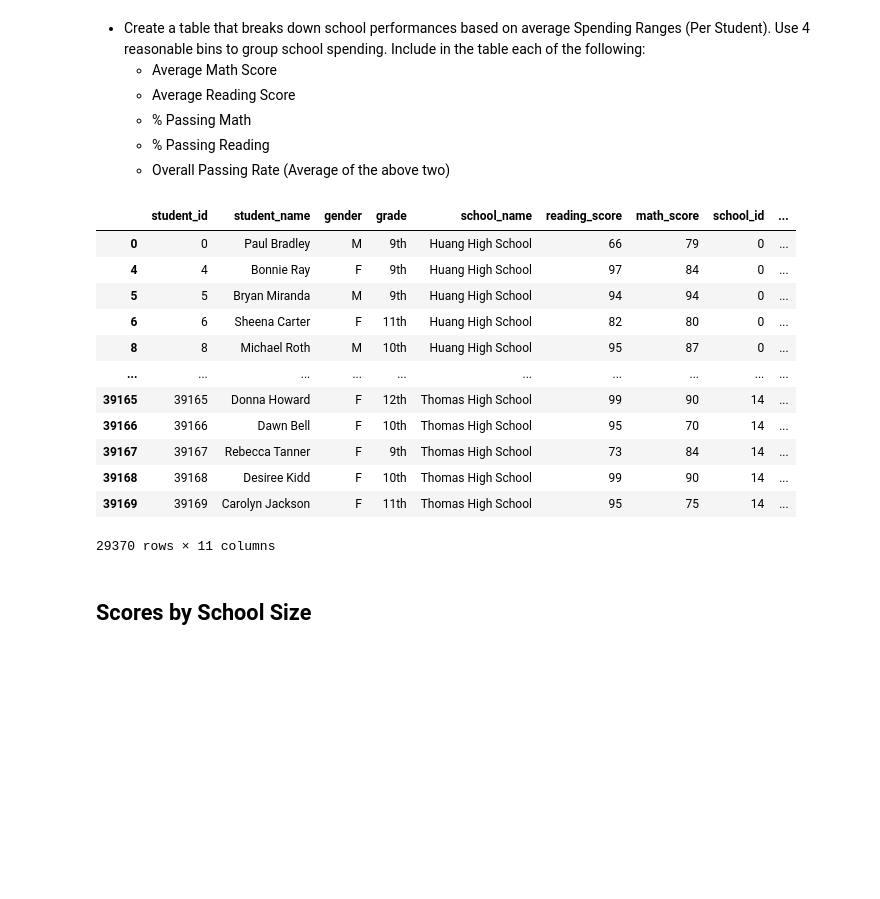
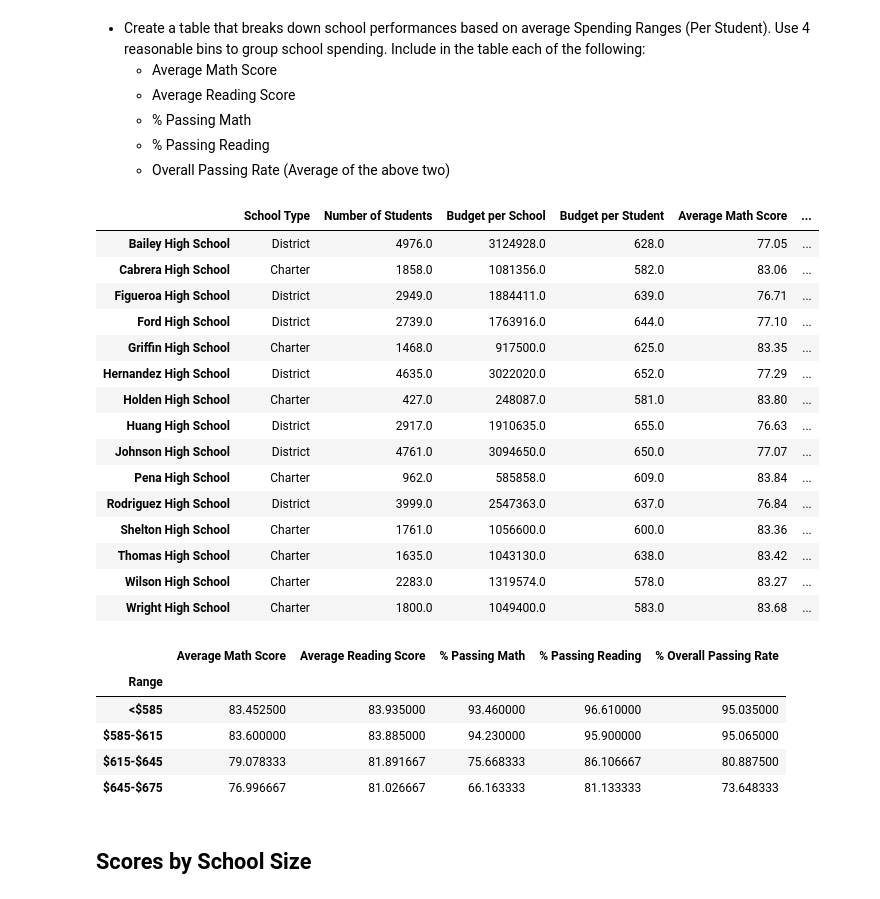
Before and after one commit to daniela-matos/school_performance_trends, a Jupyter notebook: PyCitySchools_starter.ipynb, the cells around one changed output. Drawn from its saved outputs; the diff is of its cells as text; code cells hidden in the pictures; blank space fills up the shorter version.

Commit message:
Added table Scores by School Sspending and Scores by School size.

```diff
--- a/PyCitySchools_starter.ipynb
+++ b/PyCitySchools_starter.ipynb
@@ -302,22 +267,27 @@ avg_reading_grade_per_school
   * % Passing Reading
   * Overall Passing Rate (Average of the above two)
 # %%
-# Sample bins. Feel free to create your own bins.
-spending_bins = [0, 585, 615, 645, 675]
-group_names = ["<$585", "$585-615", "$615-645", "$645-675"]
+# create bins to categorise the schools based on budget per student
+
+y = pd.cut(x=school_summary["Budget per Student"], bins=[0, 585, 615, 645, 675],
+       labels=["<$585", "$585-$615", "$615-$645", "$645-$675"],
+       right=False)
+school_summary = school_summary.assign(Spending=y)
+school_summary
+# %% [output]
+|  | School Type | Number of Students | Budget per School | Budget per Student | Average Math Score | ... |
+| Bailey High School | District | 4976.0 | 3124928.0 | 628.0 | 77.05 | ... |
+| Cabrera High School | Charter | 1858.0 | 1081356.0 | 582.0 | 83.06 | ... |
+| Figueroa High School | District | 2949.0 | 1884411.0 | 639.0 | 76.71 | ... |
+| Ford High School | District | 2739.0 | 1763916.0 | 644.0 | 77.10 | ... |
+| Griffin High School | Charter | 1468.0 | 917500.0 | 625.0 | 83.35 | ... |
+| Hernandez High School | District | 4635.0 | 3022020.0 | 652.0 | 77.29 | ... |
+| Holden High School | Charter | 427.0 | 248087.0 | 581.0 | 83.80 | ... |
+| Huang High School | District | 2917.0 | 1910635.0 | 655.0 | 76.63 | ... |
+| Johnson High School | District | 4761.0 | 3094650.0 | 650.0 | 77.07 | ... |
+| Pena High School | Charter | 962.0 | 585858.0 | 609.0 | 83.84 | ... |
+| Rodriguez High School | District | 3999.0 | 2547363.0 | 637.0 | 76.84 | ... |
+| Shelton High School | Charter | 1761.0 | 1056600.0 | 600.0 | 83.36 | ... |
+| Thomas High School | Charter | 1635.0 | 1043130.0 | 638.0 | 83.42 | ... |
+| Wilson High School | Charter | 2283.0 | 1319574.0 | 578.0 | 83.27 | ... |
+| Wright High School | Charter | 1800.0 | 1049400.0 | 583.0 | 83.68 | ... |
-# %%
-data_complete[data_complete["math_score"]>=70]
-# %% [output]
-|  | student_id | student_name | gender | grade | school_name | reading_score | math_score | school_id | ... |
-| 0 | 0 | Paul Bradley | M | 9th | Huang High School | 66 | 79 | 0 | ... |
-| 4 | 4 | Bonnie Ray | F | 9th | Huang High School | 97 | 84 | 0 | ... |
-| 5 | 5 | Bryan Miranda | M | 9th | Huang High School | 94 | 94 | 0 | ... |
-| 6 | 6 | Sheena Carter | F | 11th | Huang High School | 82 | 80 | 0 | ... |
-| 8 | 8 | Michael Roth | M | 10th | Huang High School | 95 | 87 | 0 | ... |
-| ... | ... | ... | ... | ... | ... | ... | ... | ... | ... |
-| 39165 | 39165 | Donna Howard | F | 12th | Thomas High School | 99 | 90 | 14 | ... |
-| 39166 | 39166 | Dawn Bell | F | 10th | Thomas High School | 95 | 70 | 14 | ... |
-| 39167 | 39167 | Rebecca Tanner | F | 9th | Thomas High School | 73 | 84 | 14 | ... |
-| 39168 | 39168 | Desiree Kidd | F | 10th | Thomas High School | 99 | 90 | 14 | ... |
-| 39169 | 39169 | Carolyn Jackson | F | 11th | Thomas High School | 95 | 75 | 14 | ... |
-29370 rows × 11 columns
@@ -324,3 +302,12 @@ data_complete[data_complete["math_score"]>=70]
+# %%
+average_math_score_per_range
+# %% [output]
+|  | Average Math Score | Average Reading Score | % Passing Math | % Passing Reading | % Overall Passing Rate |
+| Range |  |  |  |  |  |
+| <$585 | 83.452500 | 83.935000 | 93.460000 | 96.610000 | 95.035000 |
+| $585-$615 | 83.600000 | 83.885000 | 94.230000 | 95.900000 | 95.065000 |
+| $615-$645 | 79.078333 | 81.891667 | 75.668333 | 86.106667 | 80.887500 |
+| $645-$675 | 76.996667 | 81.026667 | 66.163333 | 81.133333 | 73.648333 |
 # %% [markdown]
 ## Scores by School Size
 # %% [markdown]
```
Also changed, not shown: parts of 6 cells of this notebook.
